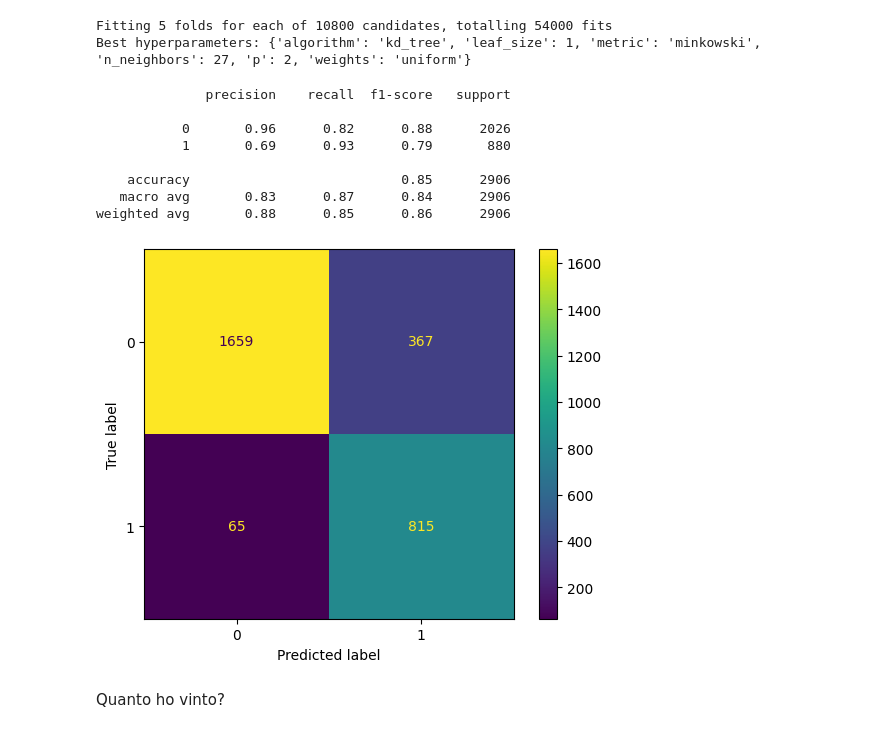
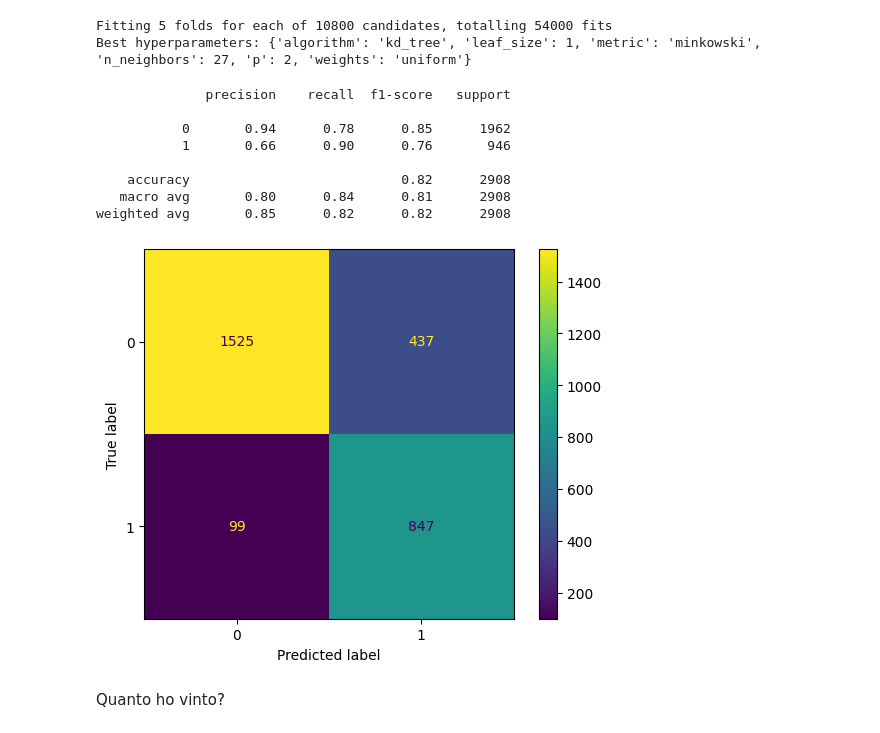
Before and after one commit to lorenzo-arcioni/soccer_stats, a Jupyter notebook: Trainer.ipynb, the cells around one changed output. Drawn from its saved outputs; the diff is of its cells as text; code cells hidden in the pictures.

```diff
--- a/Trainer.ipynb
+++ b/Trainer.ipynb
@@ -15,7 +15,7 @@ H = bm + 'H'
 D = bm + 'D'
 A = bm + 'A'
 
-k = 52.0
+k = 50.0
 
 def get_best(s):
 
@@ -97,7 +95,3 @@ Inserisco la colonna che mi dice quanto ho perso/vinto
-# %%
-k = 10
-
-df['income'] = df.apply(lambda x: -k if x[bm + '_income_index'] == 0 else k*min(x[bm + 'H'], x[bm + 'D'], x[bm + 'A']), axis=1)
 # %% [markdown]
 Da notare che è piu importante il valore della precision sugli 1.
 # %% [markdown]
@@ -182,31 +176,31 @@ Best hyperparameters: {'algorithm': 'kd_tree', 'leaf_size': 1, 'metric': 'minkow
 # %%
 from sklearn.neighbors import KNeighborsClassifier
 from sklearn.metrics import confusion_matrix, ConfusionMatrixDisplay
 
 # Create Decision Tree classifer object
-clf = KNeighborsClassifier(algorithm='kd_tree', leaf_size=1, metric='minkowski', n_neighbors=27, p=1, weights='uniform', n_jobs=-1)
+clf = KNeighborsClassifier(algorithm='kd_tree', leaf_size=1, metric='minkowski', n_neighbors=25, p=1, weights='uniform', n_jobs=-1)
 
 # Train Decision Tree Classifer
 clf = clf.fit(X_train, y_train)
 
 #Predict the response for test dataset
 y_pred = clf.predict(X_test)
 print(classification_report(y_true=y_test, y_pred=y_pred))
 
 # Create the confusion matrix
 cm = confusion_matrix(y_test, y_pred)
 
 ConfusionMatrixDisplay(confusion_matrix=cm).plot();
 # %% [output]
               precision    recall  f1-score   support
 
-           0       0.96      0.82      0.88      2026
-           1       0.69      0.93      0.79       880
+           0       0.94      0.78      0.85      1962
+           1       0.66      0.90      0.76       946
 
-    accuracy                           0.85      2906
-   macro avg       0.83      0.87      0.84      2906
-weighted avg       0.88      0.85      0.86      2906
+    accuracy                           0.82      2908
+   macro avg       0.80      0.84      0.81      2908
+weighted avg       0.85      0.82      0.82      2908
-[figure, old version]
+[figure, new version]
 # %% [markdown]
 Quanto ho vinto?
 # %%
```
Also changed, not shown: parts of 4 cells of this notebook, 4 other files.
